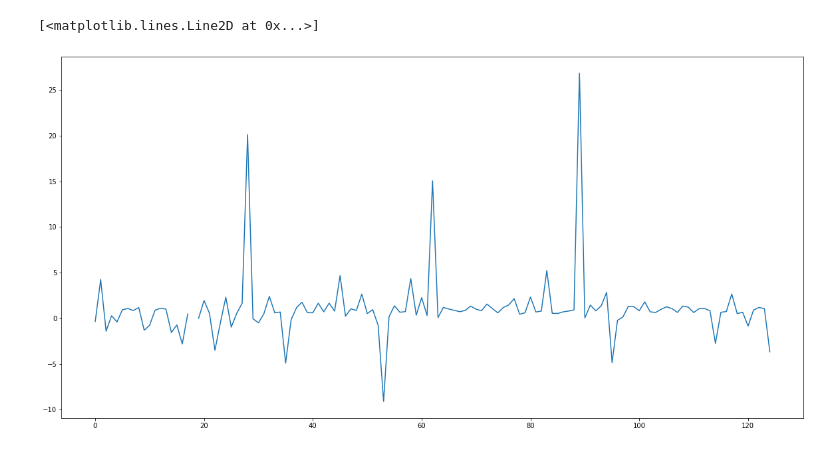
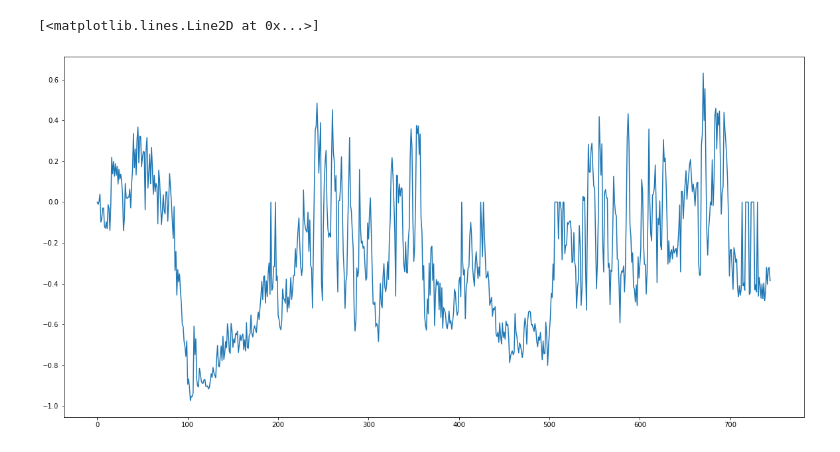
Before and after one commit to pbarot/syde750, a Jupyter notebook: algo_exp.ipynb, the cells around one changed output. Drawn from its saved outputs; the diff is of its cells as text; code cells hidden in the pictures.

```diff
--- a/algo_exp.ipynb
+++ b/algo_exp.ipynb
@@ -21,0 +22,4 @@ data
+# %%
+data = np.load('/home/stargazer/workspace/catkin_ws/data.npy')
+data.shape
+## height, width, num_pix, hue, lightness, saturation
@@ -35,0 +68,6 @@ plt.plot(normalize(data['w']) * normalize(data['h']))
+# %%
+plt.figure(figsize = (20,10))
+x = -normalize(data[4,:]) + normalize(data[2,:])
+y = np.diff(x)
+z = x/np.roll(x, -1)
+plt.plot(x)
@@ -43,0 +371,4 @@ plt.plot(normalize(data['g']))
+# %%
+# data = np.load('/home/stargazer/workspace/catkin_ws/data.npy')
+# data.shape
+data = stats
@@ -44,9 +418,9 @@ plt.plot(normalize(data['g']))
 # %%
 plt.figure(figsize = (20,10))
-x = -normalize(data['g']) + normalize(data['num'])
+x = -normalize(data[4,:]) + normalize(data[2,:])
 y = np.diff(x)
 z = x/np.roll(x, -1)
-plt.plot(z)
+plt.plot(x)
 # %% [output]
 [<matplotlib.lines.Line2D at 0x...>]
-[figure, old version]
+[figure, new version]
```
Also changed, not shown: parts of 34 cells of this notebook, 4 other files.
